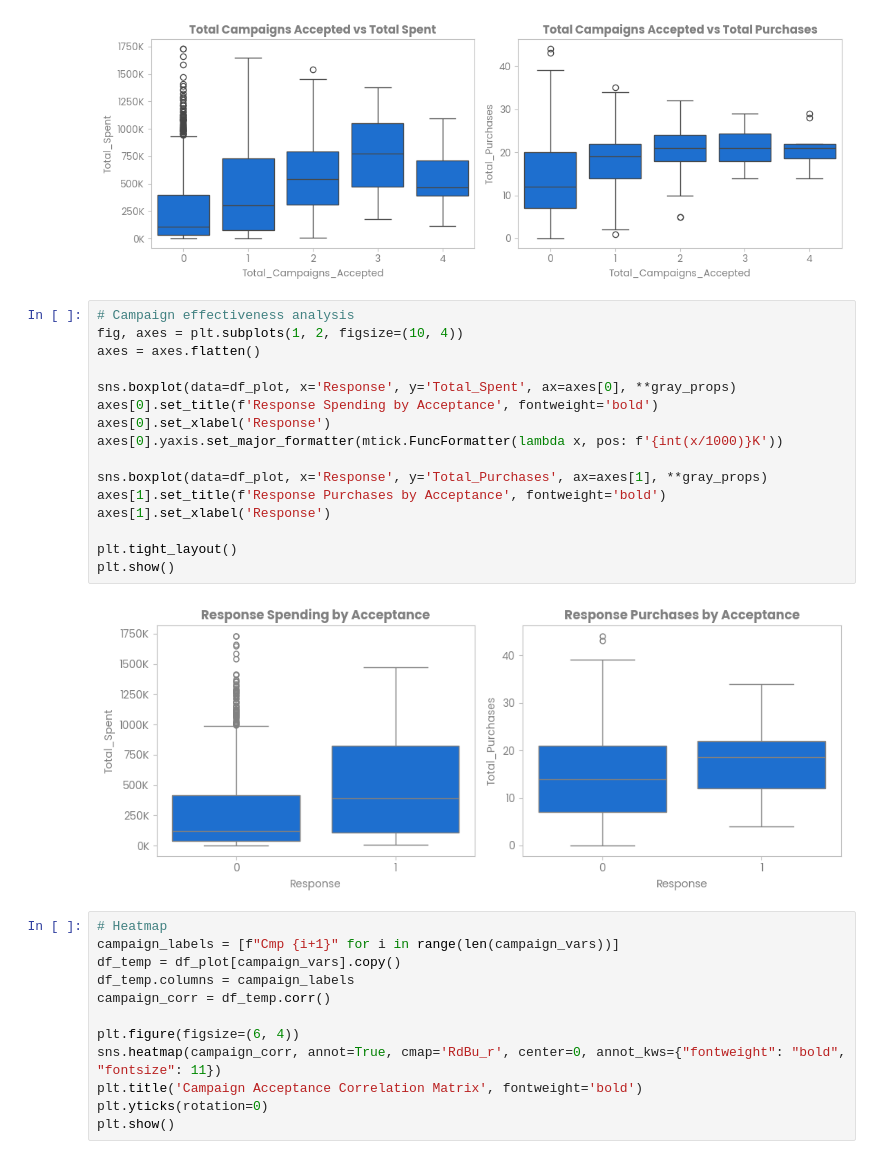
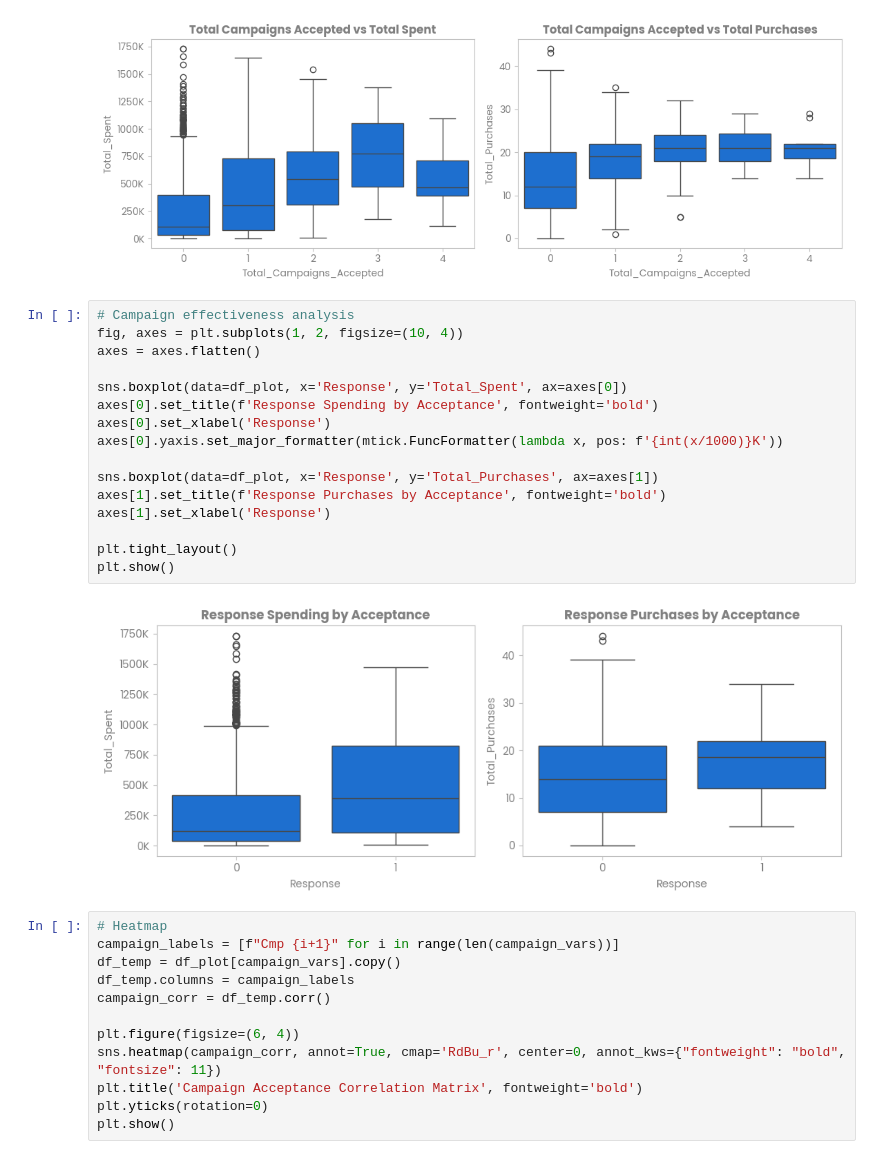
Before and after one commit to afsilmis/customer-segmentation-analysis, a Jupyter notebook: customer_segmentation_analysis.ipynb, the cells around one changed output. Cells and saved outputs as stored; diff of their text form.

```diff
--- a/customer_segmentation_analysis.ipynb
+++ b/customer_segmentation_analysis.ipynb
@@ -650,21 +654,21 @@ plt.show()
 # %%
 # Campaign effectiveness analysis
 fig, axes = plt.subplots(1, 2, figsize=(10, 4))
 axes = axes.flatten()
 
-sns.boxplot(data=df_plot, x='Response', y='Total_Spent', ax=axes[0], **gray_props)
+sns.boxplot(data=df_plot, x='Response', y='Total_Spent', ax=axes[0])
 axes[0].set_title(f'Response Spending by Acceptance', fontweight='bold')
 axes[0].set_xlabel('Response')
 axes[0].yaxis.set_major_formatter(mtick.FuncFormatter(lambda x, pos: f'{int(x/1000)}K'))
 
-sns.boxplot(data=df_plot, x='Response', y='Total_Purchases', ax=axes[1], **gray_props)
+sns.boxplot(data=df_plot, x='Response', y='Total_Purchases', ax=axes[1])
 axes[1].set_title(f'Response Purchases by Acceptance', fontweight='bold')
 axes[1].set_xlabel('Response')
 
 plt.tight_layout()
 plt.show()
 # %% [output]
-[figure, old version]
+[figure, new version]
 # %%
 # Heatmap
 campaign_labels = [f"Cmp {i+1}" for i in range(len(campaign_vars))]
```
Also changed, not shown: parts of 11 cells of this notebook.
